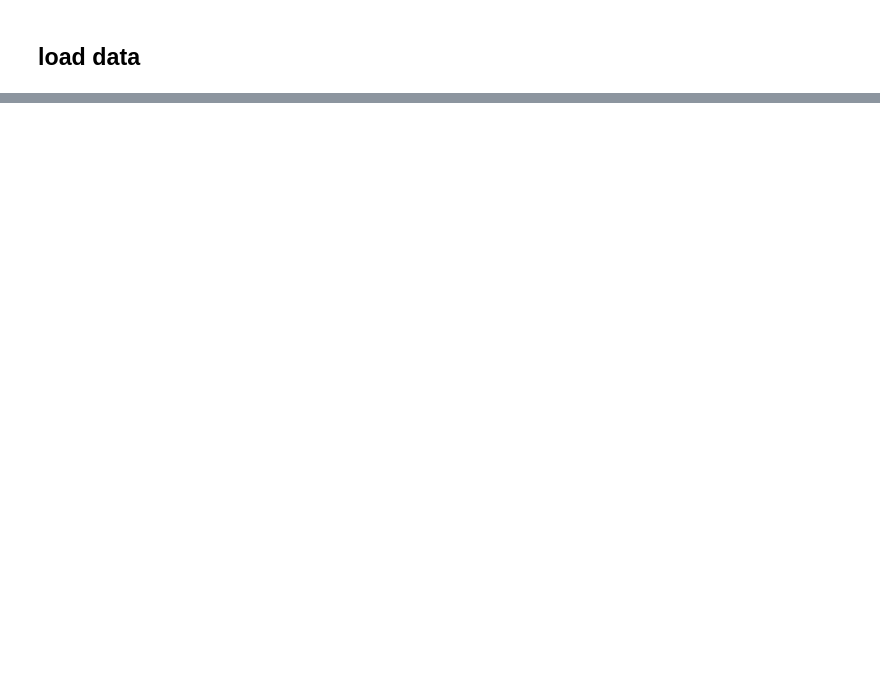
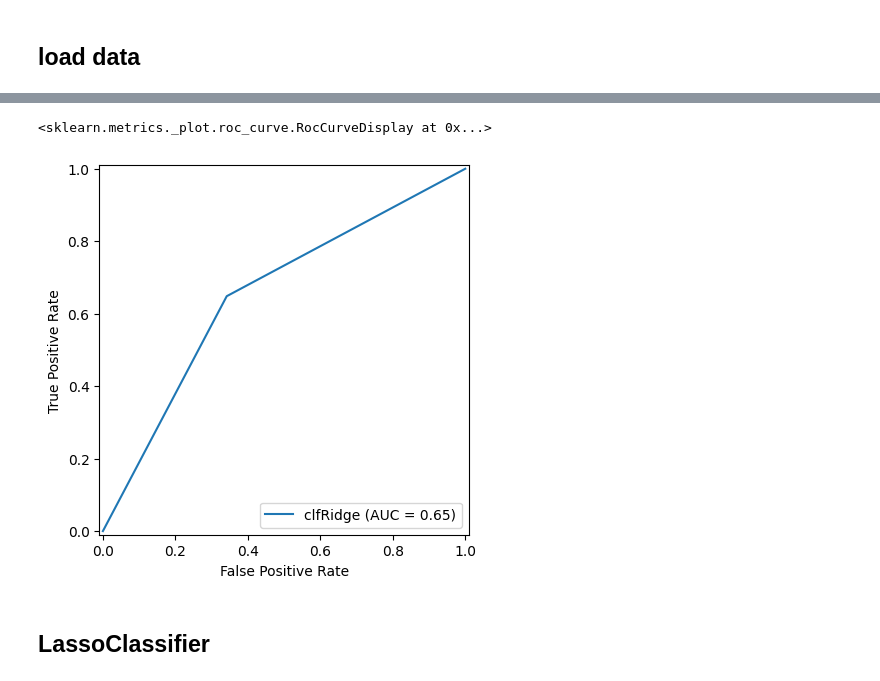
Before and after one commit to primula1323/Bigdata_Fintech, a Jupyter notebook: Lending_Club_Project/final_code/experiment3.ipynb, the cells around one changed output, grey strips where cells are left out. Cells and saved outputs as stored; diff of their text form; code cells hidden in the pictures; blank space fills up the shorter version.

```diff
--- a/Lending_Club_Project/final_code/experiment3.ipynb
+++ b/Lending_Club_Project/final_code/experiment3.ipynb
@@ -47,0 +66,10 @@ scdf
+# %%
+df_X = scaled_df.drop(columns=['loan_status'])
+df_y = scaled_df['loan_status']
+
+X_train, X_test, y_train, y_test = train_test_split(df_X, df_y, test_size = 0.2, random_state = 30)
+# %%
+#smote oversample
+smote = SMOTE(random_state = 30)
+
+X_train, y_train = smote.fit_resample(X_train, y_train)
@@ -47,0 +86,6 @@ scdf
+# %%
+clfRidge = RidgeClassifierCV().fit(X_train, y_train)
+# %%
+y_pred = clfRidge.predict(X_test)
+joblib.dump(clfRidge, 'clfRidge_3.pkl')
+print(classification_report(y_test, y_pred))
@@ -47,0 +101,10 @@ scdf
+# %%
+fpr, tpr, thresholds = metrics.roc_curve(y_test, y_pred)
+roc_auc = metrics.auc(fpr, tpr)
+display = metrics.RocCurveDisplay(fpr = fpr, tpr = tpr, roc_auc = roc_auc, estimator_name='clfRidge')
+display.plot()
+# %% [output]
+<sklearn.metrics._plot.roc_curve.RocCurveDisplay at 0x...>
+[figure, added]
+# %% [markdown]
+## LassoClassifier
```
Also changed, not shown: parts of 21 cells of this notebook.
